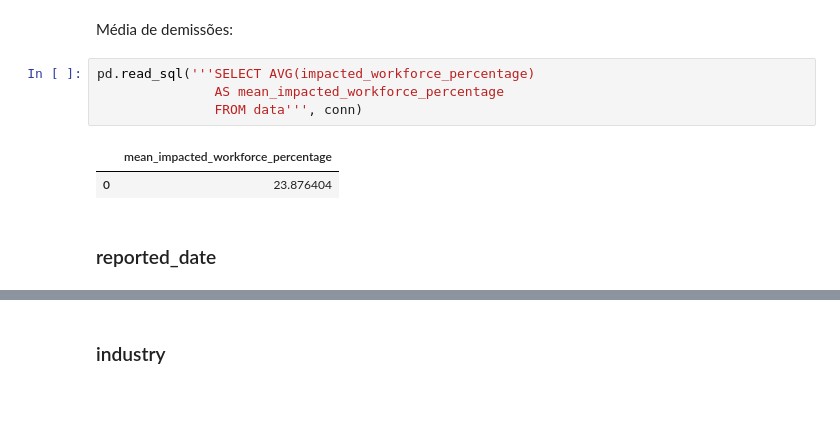
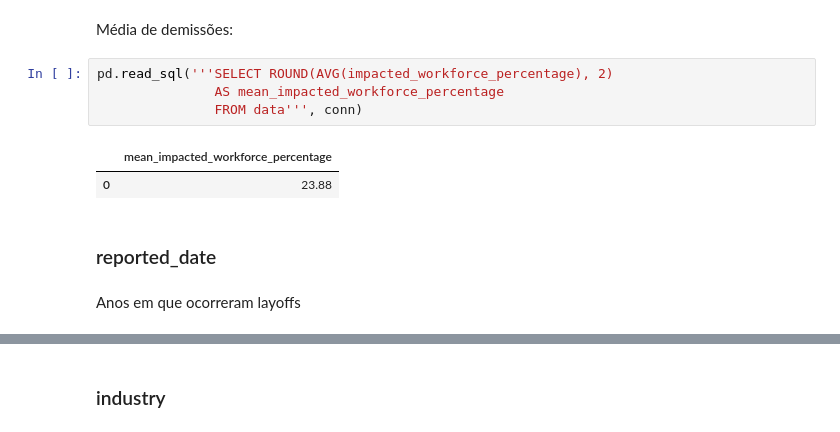
Before and after one commit to Samirnunes/eda_sql_univariate_tech_layoffs, a Jupyter notebook: eda_tech_layoffs.ipynb, the cells around one changed output, grey strips where cells are left out. Cells and saved outputs as stored; diff of their text form; blank space fills up the shorter version.

```diff
--- a/eda_tech_layoffs.ipynb
+++ b/eda_tech_layoffs.ipynb
@@ -238,11 +306,13 @@ pd.read_sql('''SELECT company, impacted_workforce_percentage FROM data
 # %% [markdown]
 Média de demissões:
 # %%
-pd.read_sql('''SELECT AVG(impacted_workforce_percentage)
+pd.read_sql('''SELECT ROUND(AVG(impacted_workforce_percentage), 2)
                AS mean_impacted_workforce_percentage
                FROM data''', conn)
 # %% [output]
 |  | mean_impacted_workforce_percentage |
-| 0 | 23.876404 |
+| 0 | 23.88 |
 # %% [markdown]
 ### reported_date
+# %% [markdown]
+Anos em que ocorreram layoffs
```
Also changed, not shown: parts of 31 cells of this notebook, 2 other files.
